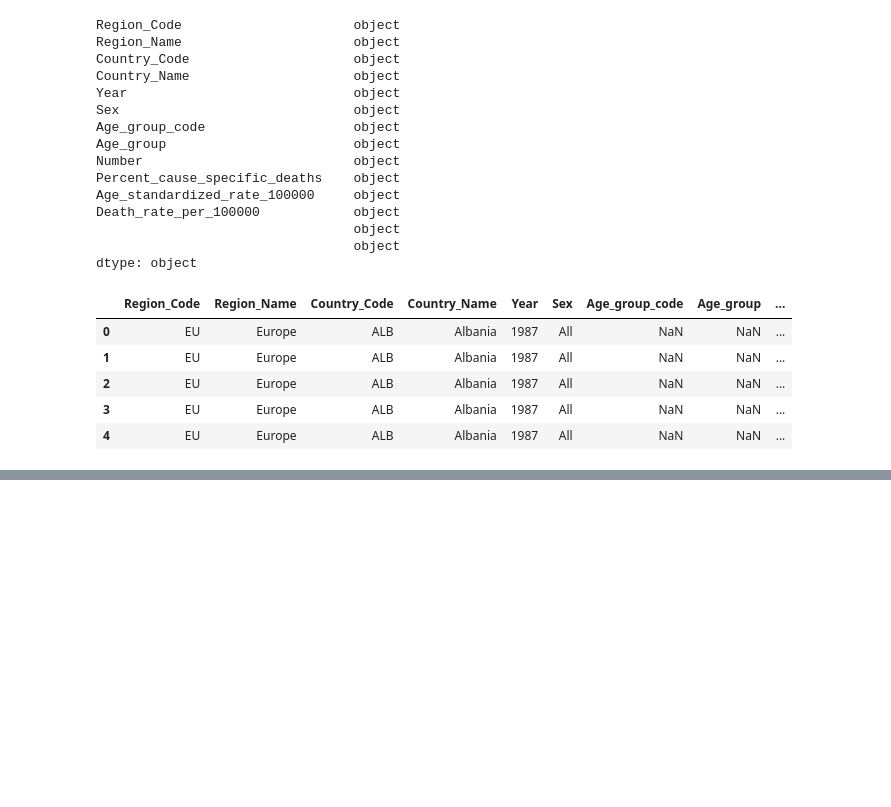
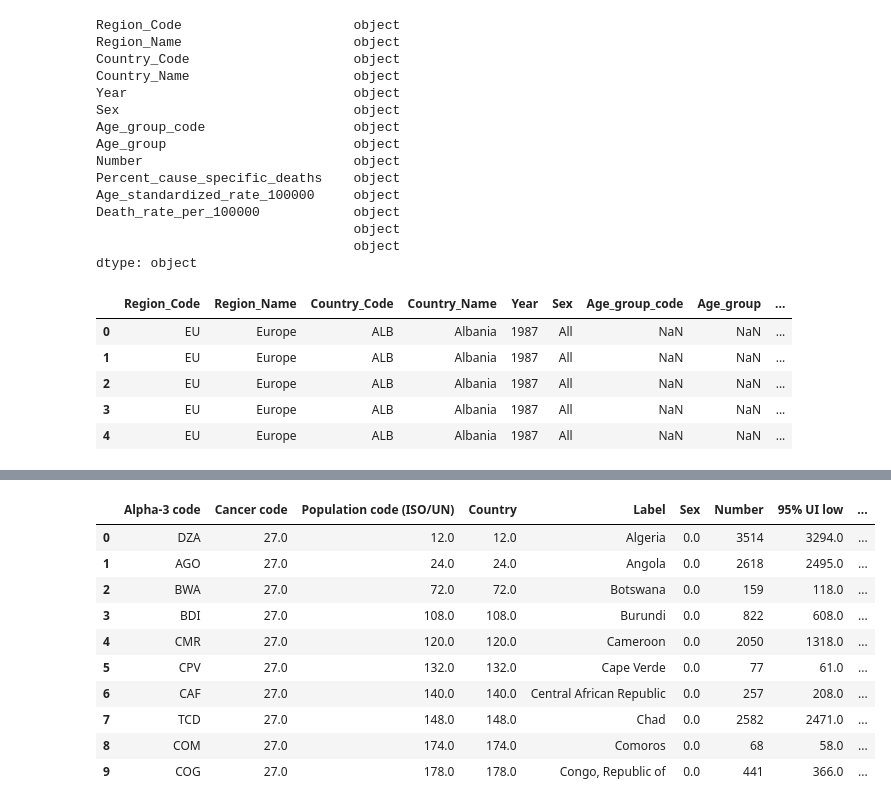
Before and after one commit to dtech-africa-tech/Data-Science, a Jupyter notebook: Crime/prostate.ipynb, the cells around one changed output, grey strips where cells are left out. Saved outputs shown, nothing was run; the diff lists cells and outputs as text; code cells hidden in the pictures; blank space fills up the shorter version.

```diff
--- a/Crime/prostate.ipynb
+++ b/Crime/prostate.ipynb
@@ -105,0 +105,15 @@ array(['Albania', 'Albania', 'Albania', ..., 'Brazil', 'Brazil', 'Brazil'],
+# %%
+df_2022 = pd.read_csv('/home/donerick/Data-science/DATA/dataset-inc-both-sexes-in-2022-prostate.csv')
+df_2022.head(10)
+# %% [output]
+|  | Alpha-3 code | Cancer code | Population code (ISO/UN) | Country | Label | Sex | Number | 95% UI low | ... |
+| 0 | DZA | 27.0 | 12.0 | 12.0 | Algeria | 0.0 | 3514 | 3294.0 | ... |
+| 1 | AGO | 27.0 | 24.0 | 24.0 | Angola | 0.0 | 2618 | 2495.0 | ... |
+| 2 | BWA | 27.0 | 72.0 | 72.0 | Botswana | 0.0 | 159 | 118.0 | ... |
+| 3 | BDI | 27.0 | 108.0 | 108.0 | Burundi | 0.0 | 822 | 608.0 | ... |
+| 4 | CMR | 27.0 | 120.0 | 120.0 | Cameroon | 0.0 | 2050 | 1318.0 | ... |
+| 5 | CPV | 27.0 | 132.0 | 132.0 | Cape Verde | 0.0 | 77 | 61.0 | ... |
+| 6 | CAF | 27.0 | 140.0 | 140.0 | Central African Republic | 0.0 | 257 | 208.0 | ... |
+| 7 | TCD | 27.0 | 148.0 | 148.0 | Chad | 0.0 | 2582 | 2471.0 | ... |
+| 8 | COM | 27.0 | 174.0 | 174.0 | Comoros | 0.0 | 68 | 58.0 | ... |
+| 9 | COG | 27.0 | 178.0 | 178.0 | Congo, Republic of | 0.0 | 441 | 366.0 | ... |
```
Also changed, not shown: parts of 3 cells of this notebook, 7 other files.
